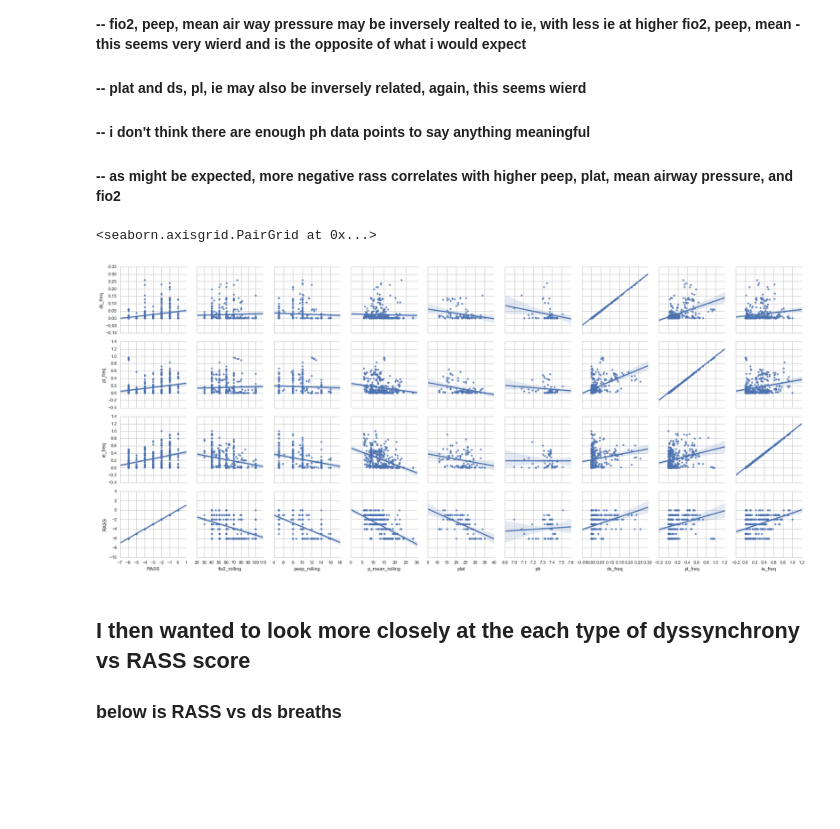
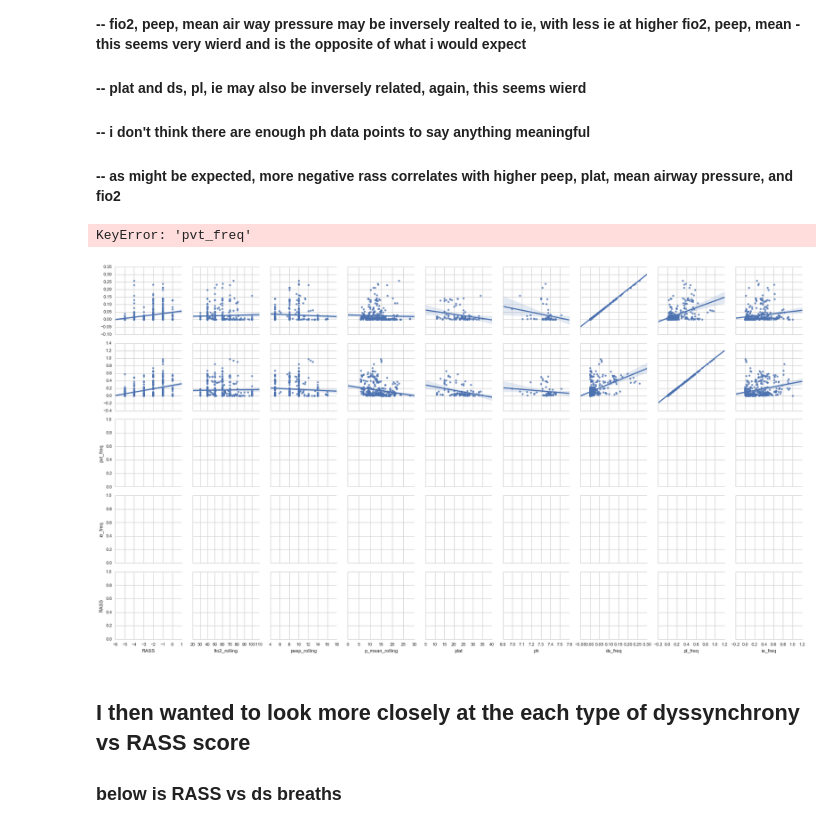
Before and after one commit to psottile05/VentDysSedation, a Jupyter notebook: OldDocs/ATS_Analysis_2016.ipynb, the cells around one changed output. Drawn from its saved outputs; the diff is of its cells as text; code cells hidden in the pictures; blank space fills up the shorter version.

```diff
--- a/OldDocs/ATS_Analysis_2016.ipynb
+++ b/OldDocs/ATS_Analysis_2016.ipynb
@@ -89,12 +71,12 @@ sb.set_style('whitegrid')
 #### -- i don't think there are enough ph data points to say anything meaningful
 #### -- as might be expected, more negative rass correlates with higher peep, plat, mean airway pressure, and fio2
 # %%
-sb.pairplot(test, y_vars=['ds_freq', 'pl_freq', 'ie_freq', 'RASS'],
+sb.pairplot(test, y_vars=['ds_freq', 'pl_freq', 'pvt_freq', 'ie_freq', 'RASS'],
             x_vars=['RASS', 'fio2_rolling', 'peep_rolling', 'p_mean_rolling', 'plat', 'ph', 'ds_freq', 'pl_freq', 'ie_freq'],
             kind='reg')
 # %% [output]
-<seaborn.axisgrid.PairGrid at 0x...>
+KeyError: 'pvt_freq'
-[figure, old version]
+[figure, new version]
 # %% [markdown]
 ## I then wanted to look more closely at the each type of dyssynchrony vs RASS score
 ### below is RASS vs ds breaths
```
Also changed, not shown: parts of 2 cells of this notebook, 1 other file.
